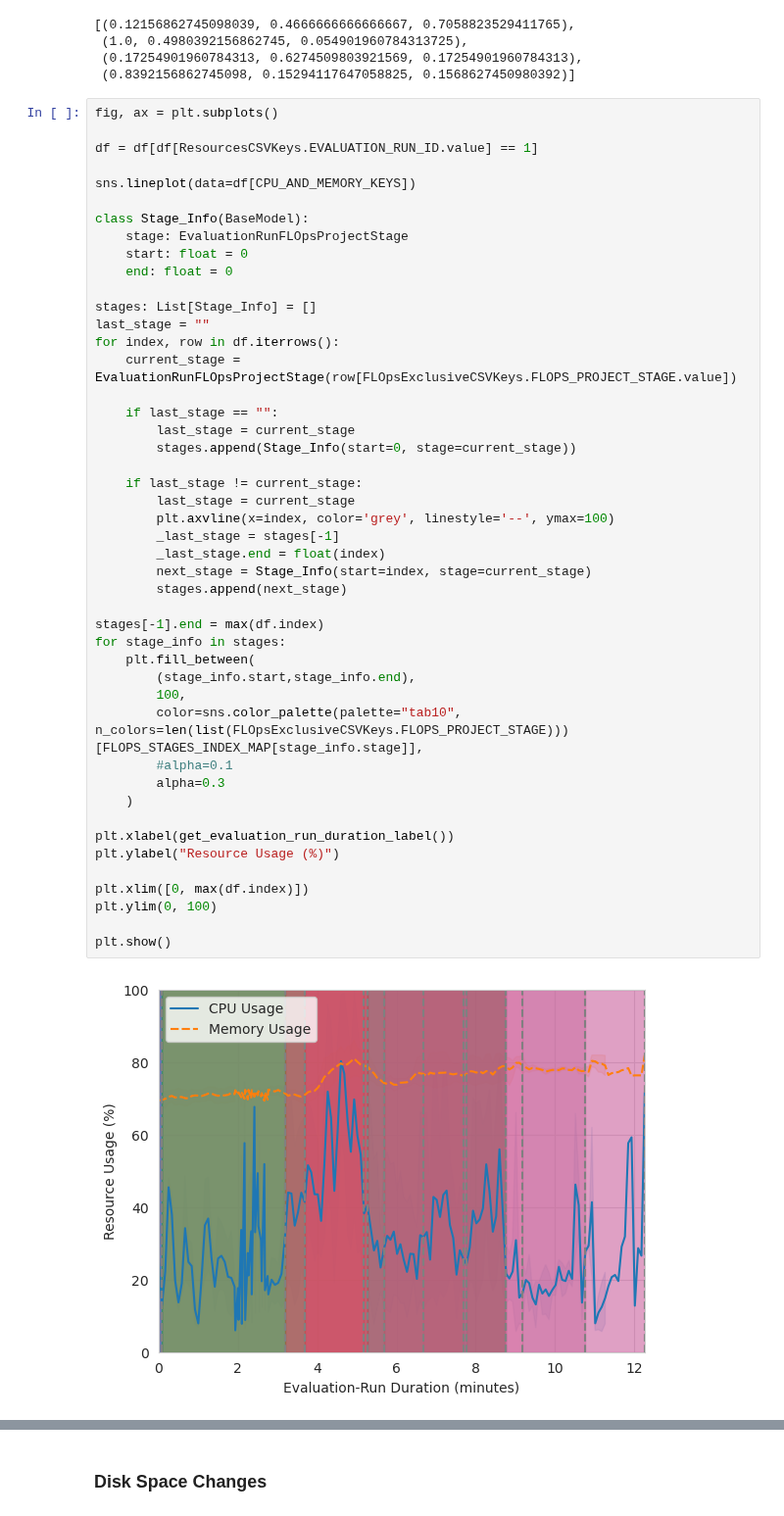
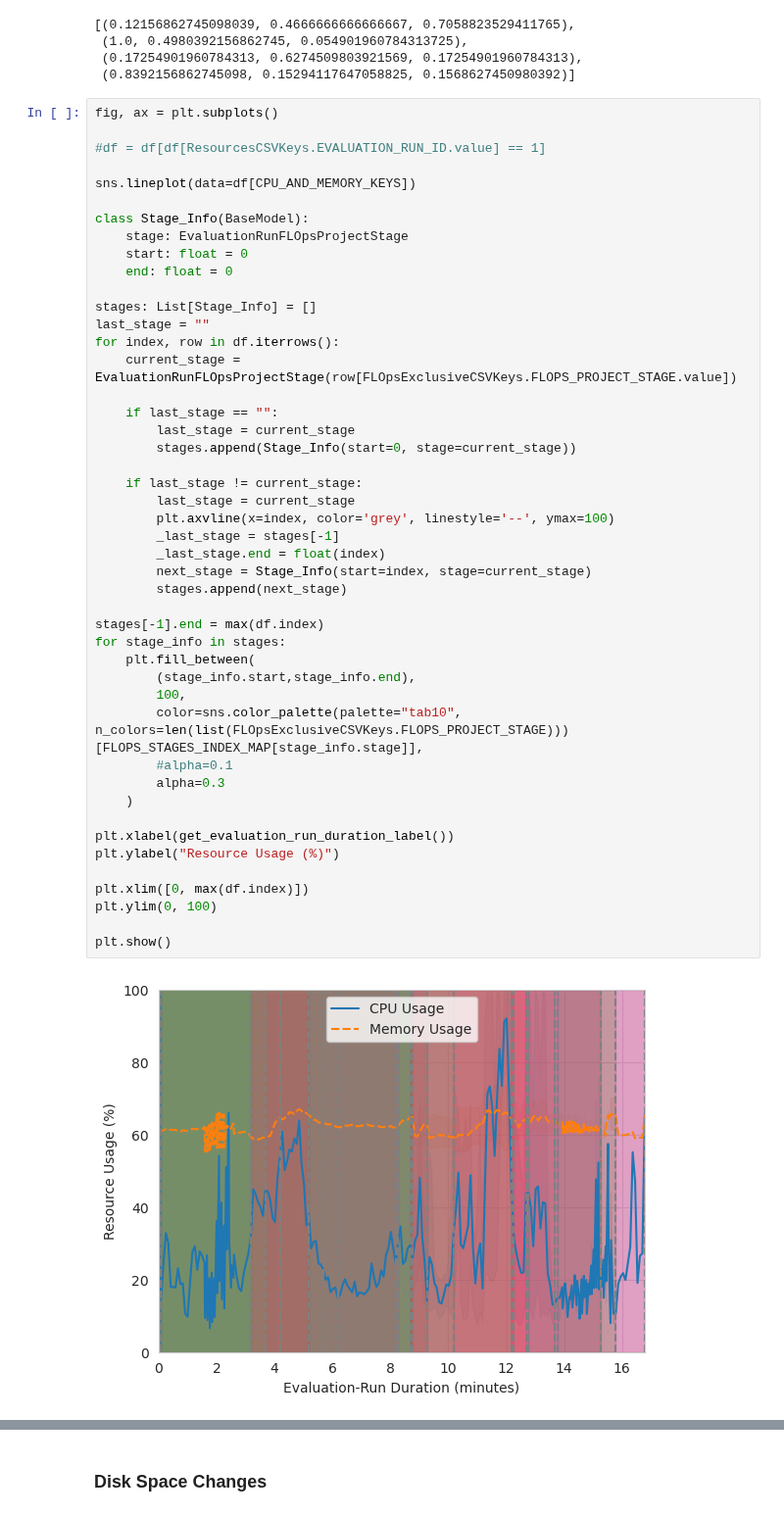
Before and after one commit to oakestra/oakestra-cli, a Jupyter notebook: oak_cli/evaluation/addons/flops/graphs.ipynb, the cells around one changed output, grey strips where cells are left out. Shown at 98% size. Cells and saved outputs as stored; diff of their text form.

```diff
--- a/oak_cli/evaluation/addons/flops/graphs.ipynb
+++ b/oak_cli/evaluation/addons/flops/graphs.ipynb
@@ -81,7 +81,7 @@ sns.color_palette(palette="tab10", n_colors=4)
 # %%
 fig, ax = plt.subplots()
 
-df = df[df[ResourcesCSVKeys.EVALUATION_RUN_ID.value] == 1]
+#df = df[df[ResourcesCSVKeys.EVALUATION_RUN_ID.value] == 1]
 
 sns.lineplot(data=df[CPU_AND_MEMORY_KEYS])
 
@@ -98,34 +98,34 @@ for index, row in df.iterrows():
     if last_stage == "":
         last_stage = current_stage
         stages.append(Stage_Info(start=0, stage=current_stage))
 
     if last_stage != current_stage:
         last_stage = current_stage
         plt.axvline(x=index, color='grey', linestyle='--', ymax=100)
         _last_stage = stages[-1]
         _last_stage.end = float(index)
         next_stage = Stage_Info(start=index, stage=current_stage)
         stages.append(next_stage)
 
 stages[-1].end = max(df.index)
 for stage_info in stages:
     plt.fill_between(
         (stage_info.start,stage_info.end),
         100,
         color=sns.color_palette(palette="tab10", n_colors=len(list(FLOpsExclusiveCSVKeys.FLOPS_PROJECT_STAGE)))[FLOPS_STAGES_INDEX_MAP[stage_info.stage]],
         #alpha=0.1
         alpha=0.3
     )
 
 plt.xlabel(get_evaluation_run_duration_label())
 plt.ylabel("Resource Usage (%)")
 
 plt.xlim([0, max(df.index)])
 plt.ylim(0, 100)
 
 plt.show()
 # %% [output]
-[figure, old version]
+[figure, new version]
 # %%
 plt.figure(figsize=(15, 6))
 sns.violinplot(
```
Also changed, not shown: parts of 8 cells of this notebook, 16 other files.
